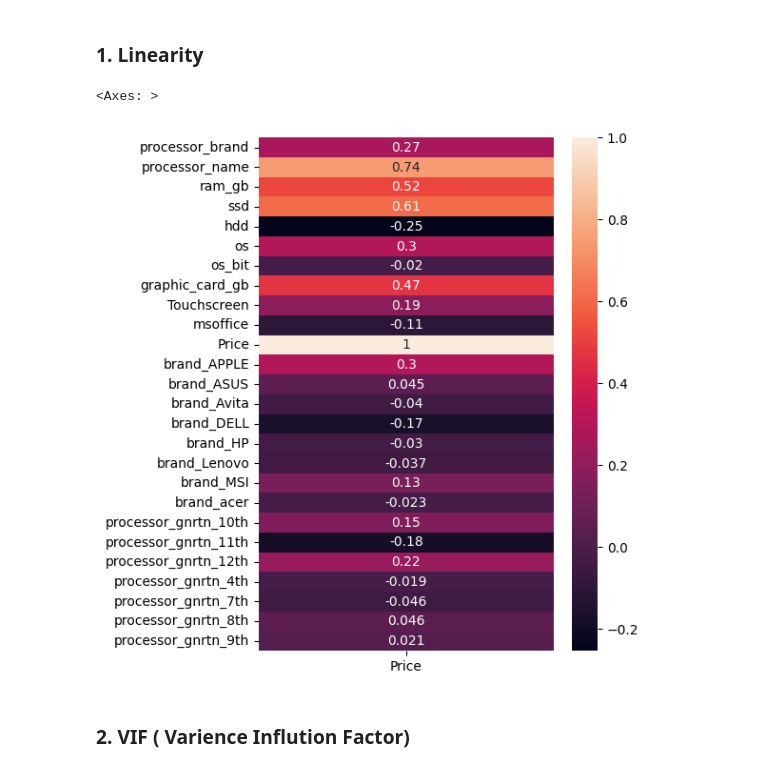
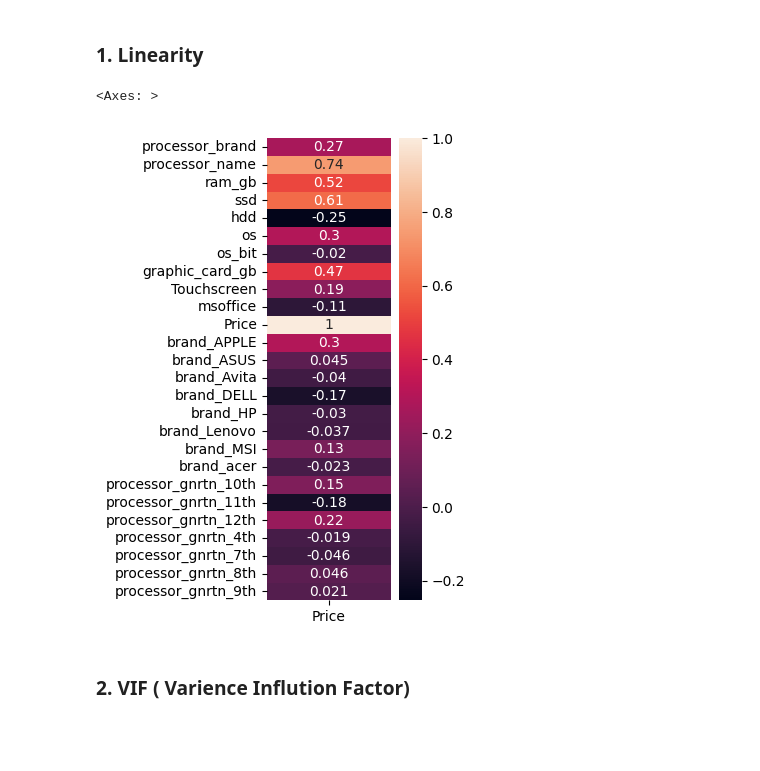
Before and after one commit to SamBhuj25/Laptop_Price, a Jupyter notebook: Price_Pred.ipynb, the cells around one changed output. Drawn from its saved outputs; the diff is of its cells as text; code cells hidden in the pictures; blank space fills up the shorter version.

```diff
--- a/Price_Pred.ipynb
+++ b/Price_Pred.ipynb
@@ -281,14 +339,14 @@ memory usage: 118.4 KB
 # %%
 "Coefficient Of Correlation"
 
 D.corr(numeric_only=True)[["Price"]]
 #sns.heatmap(D.corr(),annot=True)
 
-plt.figure(figsize = (5,7))
+plt.figure(figsize = (2,6))
 sns.heatmap(D.corr()[["Price"]], annot = True)
 # %% [output]
 <Axes: >
-[figure, old version]
+[figure, new version]
 # %% [markdown]
 ### 2. VIF ( Varience Inflution Factor)
 # %%
```
Also changed, not shown: parts of 61 cells of this notebook.
